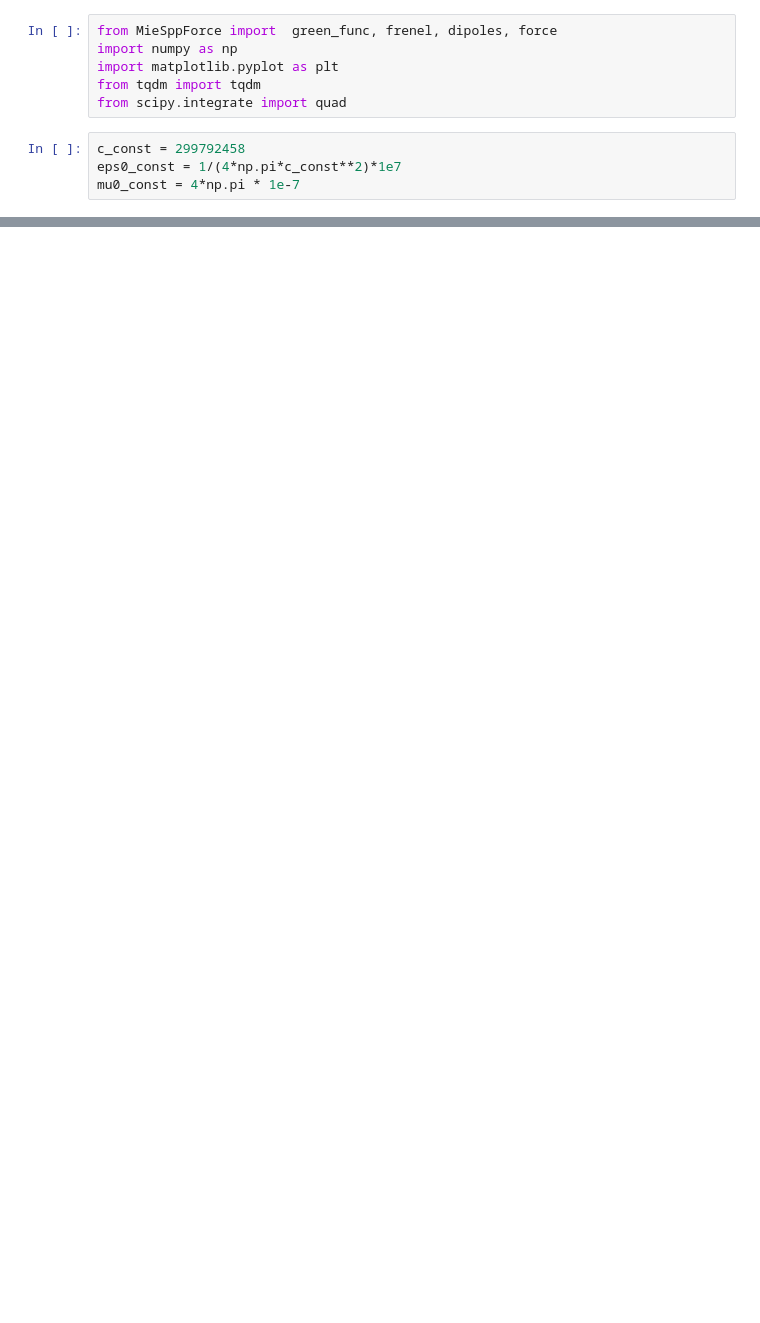
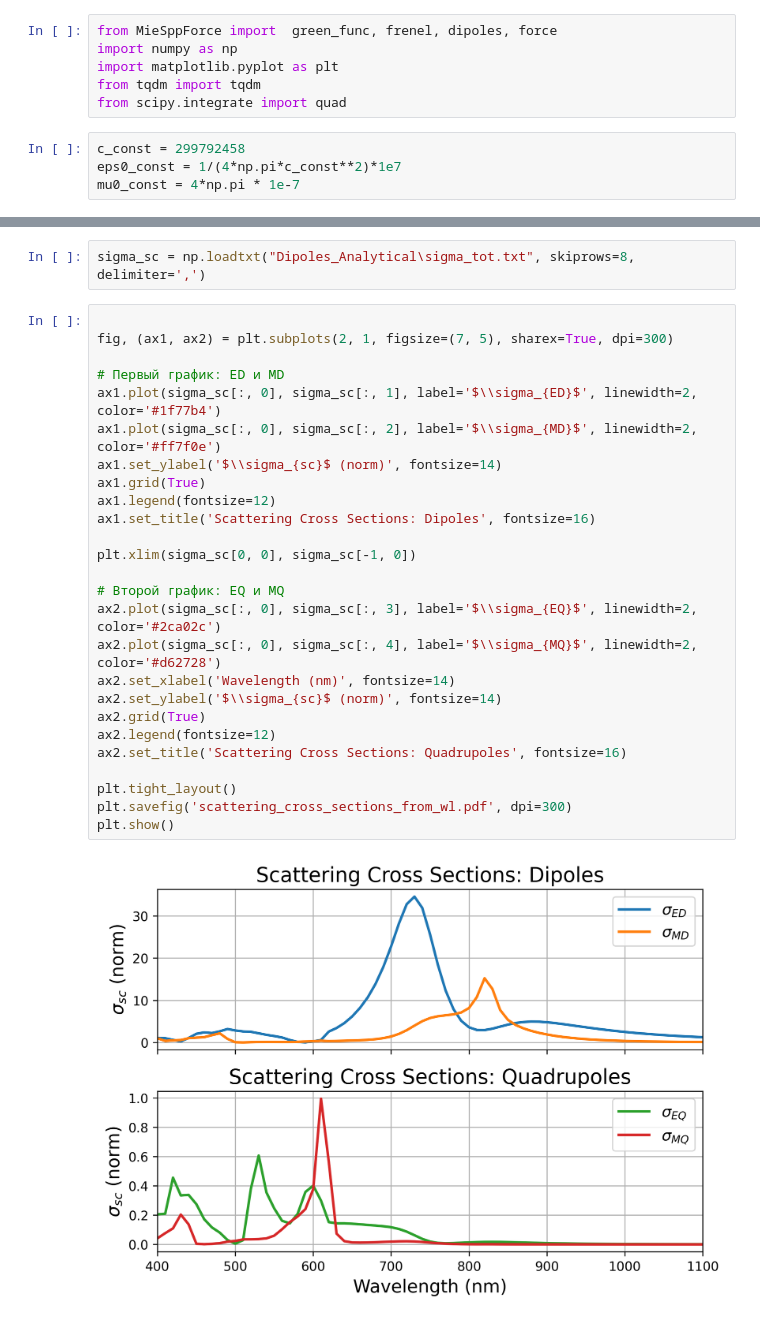
Before and after one commit to semyonbo/SPP_ANALYTICAL, a Jupyter notebook: SPP_vs_Force.ipynb, the cells around one changed output, grey strips where cells are left out. Cells and saved outputs as stored; diff of their text form; blank space fills up the shorter version.

```diff
--- a/SPP_vs_Force.ipynb
+++ b/SPP_vs_Force.ipynb
@@ -72,0 +202,30 @@ plt.show()
+# %%
+sigma_sc = np.loadtxt("Dipoles_Analytical\sigma_tot.txt", skiprows=8, delimiter=',')
+# %%
+
+fig, (ax1, ax2) = plt.subplots(2, 1, figsize=(7, 5), sharex=True, dpi=300)
+
+# Первый график: ED и MD
+ax1.plot(sigma_sc[:, 0], sigma_sc[:, 1], label='$\\sigma_{ED}$', linewidth=2, color='#1f77b4')
+ax1.plot(sigma_sc[:, 0], sigma_sc[:, 2], label='$\\sigma_{MD}$', linewidth=2, color='#ff7f0e')
+ax1.set_ylabel('$\\sigma_{sc}$ (norm)', fontsize=14)
+ax1.grid(True)
+ax1.legend(fontsize=12)
+ax1.set_title('Scattering Cross Sections: Dipoles', fontsize=16)
+
+plt.xlim(sigma_sc[0, 0], sigma_sc[-1, 0])
+
+# Второй график: EQ и MQ
+ax2.plot(sigma_sc[:, 0], sigma_sc[:, 3], label='$\\sigma_{EQ}$', linewidth=2, color='#2ca02c')
+ax2.plot(sigma_sc[:, 0], sigma_sc[:, 4], label='$\\sigma_{MQ}$', linewidth=2, color='#d62728')
+ax2.set_xlabel('Wavelength (nm)', fontsize=14)
+ax2.set_ylabel('$\\sigma_{sc}$ (norm)', fontsize=14)
+ax2.grid(True)
+ax2.legend(fontsize=12)
+ax2.set_title('Scattering Cross Sections: Quadrupoles', fontsize=16)
+
+plt.tight_layout()
+plt.savefig('scattering_cross_sections_from_wl.pdf', dpi=300)
+plt.show()
+# %% [output]
+[figure, added]
```
Also changed, not shown: parts of 11 cells of this notebook, 2 other files.
